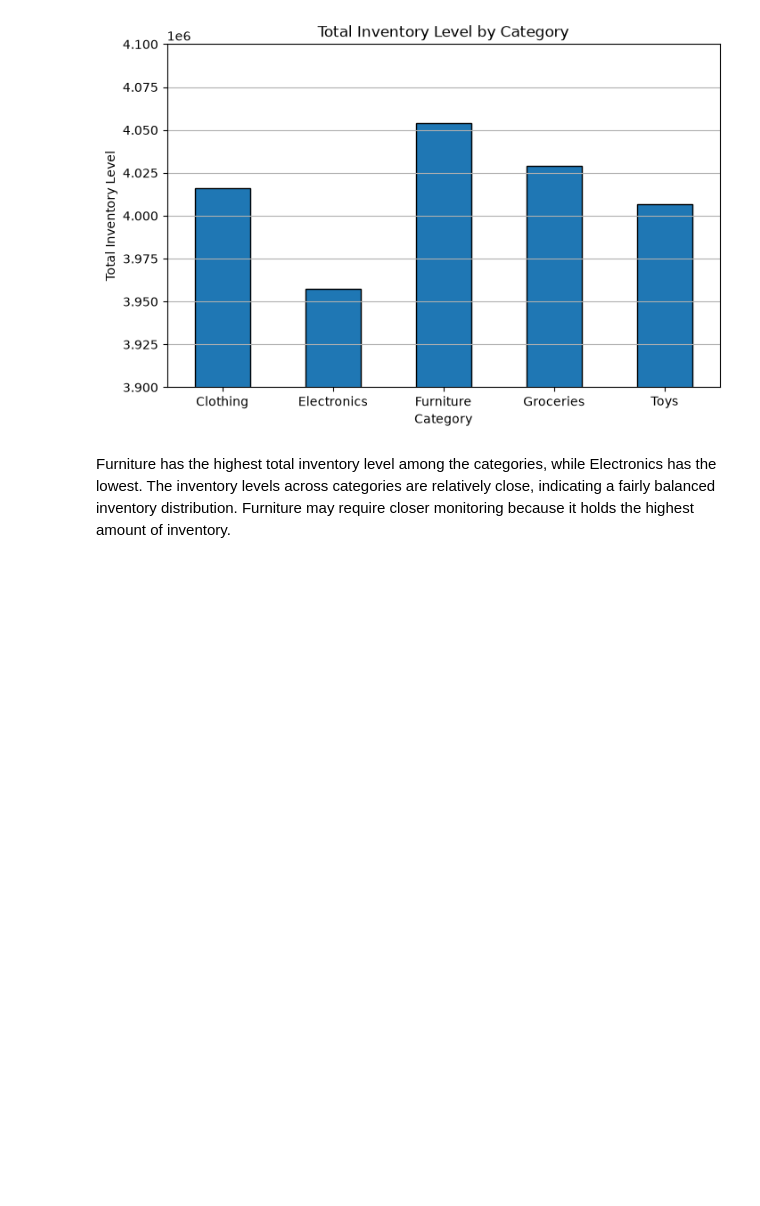
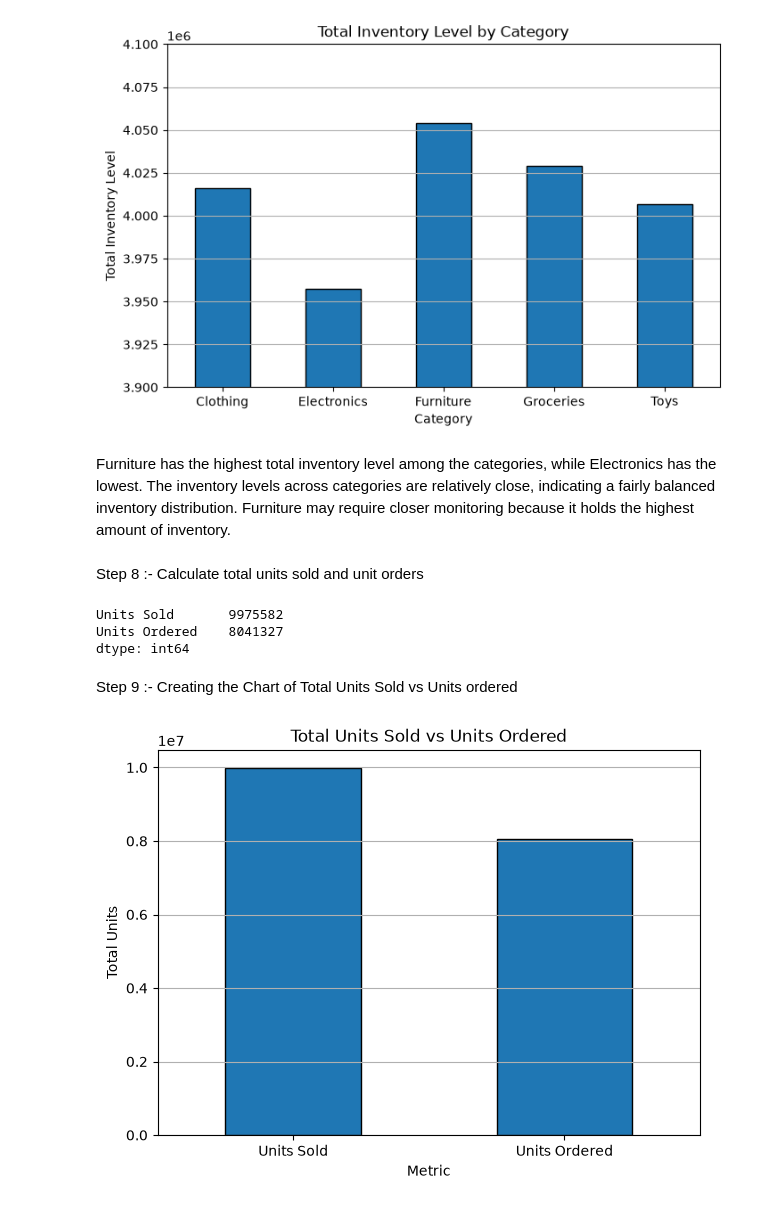
Before and after one commit to sabaadeeb4225-create/Supply-Chain-Demand-Forecasting, a Jupyter notebook: notebooks/eda.ipynb, the cells around one changed output. Drawn from its saved outputs; the diff is of its cells as text; code cells hidden in the pictures; blank space fills up the shorter version.

Commit message:
created Total units sold vs units ordered

```diff
--- a/notebooks/eda.ipynb
+++ b/notebooks/eda.ipynb
@@ -410,3 +410,34 @@ plt.show()
 [figure]
 # %% [markdown]
 Furniture has the highest total inventory level among the categories, while Electronics has the lowest. The inventory levels across categories are relatively close, indicating a fairly balanced inventory distribution. Furniture may require closer monitoring because it holds the highest amount of inventory.
+# %% [markdown]
+Step 8 :- Calculate total units sold and unit orders
+# %%
+
+sales_order_comparison = df[["Units Sold", "Units Ordered"]].sum()
+
+sales_order_comparison
+# %% [output]
+Units Sold       9975582
+Units Ordered    8041327
+dtype: int64
+# %% [markdown]
+Step 9 :- Creating the Chart of Total Units Sold vs Units ordered
+# %%
+plt.figure(figsize=(7,5))
+
+sales_order_comparison.plot(
+    kind="bar",
+    edgecolor="black"
+)
+
+plt.title("Total Units Sold vs Units Ordered")
+plt.xlabel("Metric")
+plt.ylabel("Total Units")
+
+plt.xticks(rotation=0)
+plt.grid(axis="y")
+
+plt.show()
+# %% [output]
+[figure, added]
```
